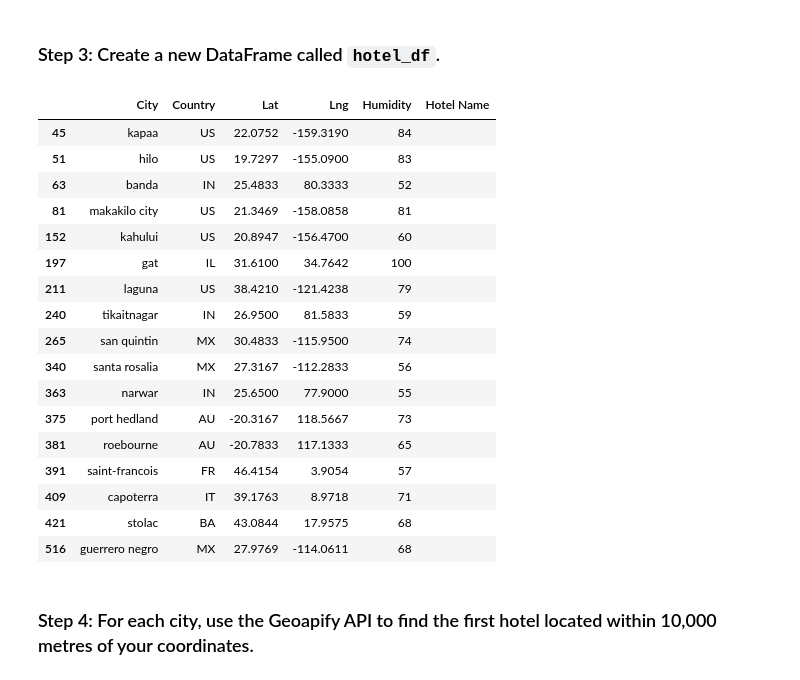
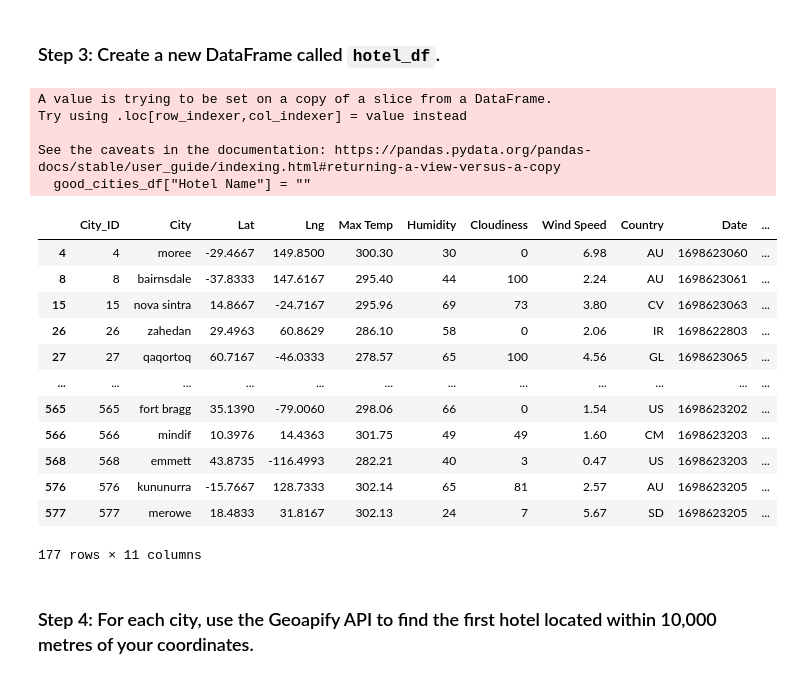
Before and after one commit to rdekker3/python-api-challenge, a Jupyter notebook: starter_code/VacationPy.ipynb, the cells around one changed output. Saved outputs shown, nothing was run; the diff lists cells and outputs as text; code cells hidden in the pictures.

```diff
--- a/starter_code/VacationPy.ipynb
+++ b/starter_code/VacationPy.ipynb
@@ -55,12 +60,14 @@ city_data_df.head(14)
 ### Step 2: Narrow down the `city_data_df` DataFrame to find your ideal weather condition
 # %%
 # Narrow down cities that fit criteria and drop any results with null values
-# YOUR CODE HERE
+good_cities_df = city_data_df[(city_data_df["Max Temp"] <= 305)& (city_data_df["Humidity"] <= 69) & (city_data_df["Max Temp"] >= 275)]
+
+
 
 # Drop any rows with null values
 # YOUR CODE HERE
 
 # Display sample data
-# YOUR CODE HERE
+good_cities_df.head(10)
 # %% [output]
 |  | City_ID | City | Lat | Lng | Max Temp | Humidity | Cloudiness | Wind Speed | Country | Date |
@@ -86,31 +86,31 @@ city_data_df.head(14)
 # %%
 # Use the Pandas copy function to create DataFrame called hotel_df to store the city, country, coordinates, and humidity
 # YOUR CODE HERE
 
 # Add an empty column, "Hotel Name," to the DataFrame so you can store the hotel found using the Geoapify API
-# YOUR CODE HERE
+good_cities_df["Hotel Name"] = ""
 
 # Display sample data
-# YOUR CODE HERE
+good_cities_df
 # %% [output]
+A value is trying to be set on a copy of a slice from a DataFrame.
+Try using .loc[row_indexer,col_indexer] = value instead
+
+See the caveats in the documentation: https://pandas.pydata.org/pandas-docs/stable/user_guide/indexing.html#returning-a-view-versus-a-copy
+  good_cities_df["Hotel Name"] = ""
-|  | City | Country | Lat | Lng | Humidity | Hotel Name |
-| 45 | kapaa | US | 22.0752 | -159.3190 | 84 |  |
-| 51 | hilo | US | 19.7297 | -155.0900 | 83 |  |
-| 63 | banda | IN | 25.4833 | 80.3333 | 52 |  |
-| 81 | makakilo city | US | 21.3469 | -158.0858 | 81 |  |
-| 152 | kahului | US | 20.8947 | -156.4700 | 60 |  |
-| 197 | gat | IL | 31.6100 | 34.7642 | 100 |  |
-| 211 | laguna | US | 38.4210 | -121.4238 | 79 |  |
-| 240 | tikaitnagar | IN | 26.9500 | 81.5833 | 59 |  |
-| 265 | san quintin | MX | 30.4833 | -115.9500 | 74 |  |
-| 340 | santa rosalia | MX | 27.3167 | -112.2833 | 56 |  |
-| 363 | narwar | IN | 25.6500 | 77.9000 | 55 |  |
-| 375 | port hedland | AU | -20.3167 | 118.5667 | 73 |  |
-| 381 | roebourne | AU | -20.7833 | 117.1333 | 65 |  |
-| 391 | saint-francois | FR | 46.4154 | 3.9054 | 57 |  |
-| 409 | capoterra | IT | 39.1763 | 8.9718 | 71 |  |
-| 421 | stolac | BA | 43.0844 | 17.9575 | 68 |  |
-| 516 | guerrero negro | MX | 27.9769 | -114.0611 | 68 |  |
+|  | City_ID | City | Lat | Lng | Max Temp | Humidity | Cloudiness | Wind Speed | Country | Date | ... |
+| 4 | 4 | moree | -29.4667 | 149.8500 | 300.30 | 30 | 0 | 6.98 | AU | 1698623060 | ... |
+| 8 | 8 | bairnsdale | -37.8333 | 147.6167 | 295.40 | 44 | 100 | 2.24 | AU | 1698623061 | ... |
+| 15 | 15 | nova sintra | 14.8667 | -24.7167 | 295.96 | 69 | 73 | 3.80 | CV | 1698623063 | ... |
+| 26 | 26 | zahedan | 29.4963 | 60.8629 | 286.10 | 58 | 0 | 2.06 | IR | 1698622803 | ... |
+| 27 | 27 | qaqortoq | 60.7167 | -46.0333 | 278.57 | 65 | 100 | 4.56 | GL | 1698623065 | ... |
+| ... | ... | ... | ... | ... | ... | ... | ... | ... | ... | ... | ... |
+| 565 | 565 | fort bragg | 35.1390 | -79.0060 | 298.06 | 66 | 0 | 1.54 | US | 1698623202 | ... |
+| 566 | 566 | mindif | 10.3976 | 14.4363 | 301.75 | 49 | 49 | 1.60 | CM | 1698623203 | ... |
+| 568 | 568 | emmett | 43.8735 | -116.4993 | 282.21 | 40 | 3 | 0.47 | US | 1698623203 | ... |
+| 576 | 576 | kununurra | -15.7667 | 128.7333 | 302.14 | 65 | 81 | 2.57 | AU | 1698623205 | ... |
+| 577 | 577 | merowe | 18.4833 | 31.8167 | 302.13 | 24 | 7 | 5.67 | SD | 1698623205 | ... |
+177 rows × 11 columns
 # %% [markdown]
 ### Step 4: For each city, use the Geoapify API to find the first hotel located within 10,000 metres of your coordinates.
 # %%
```
Also changed, not shown: parts of 4 cells of this notebook.
